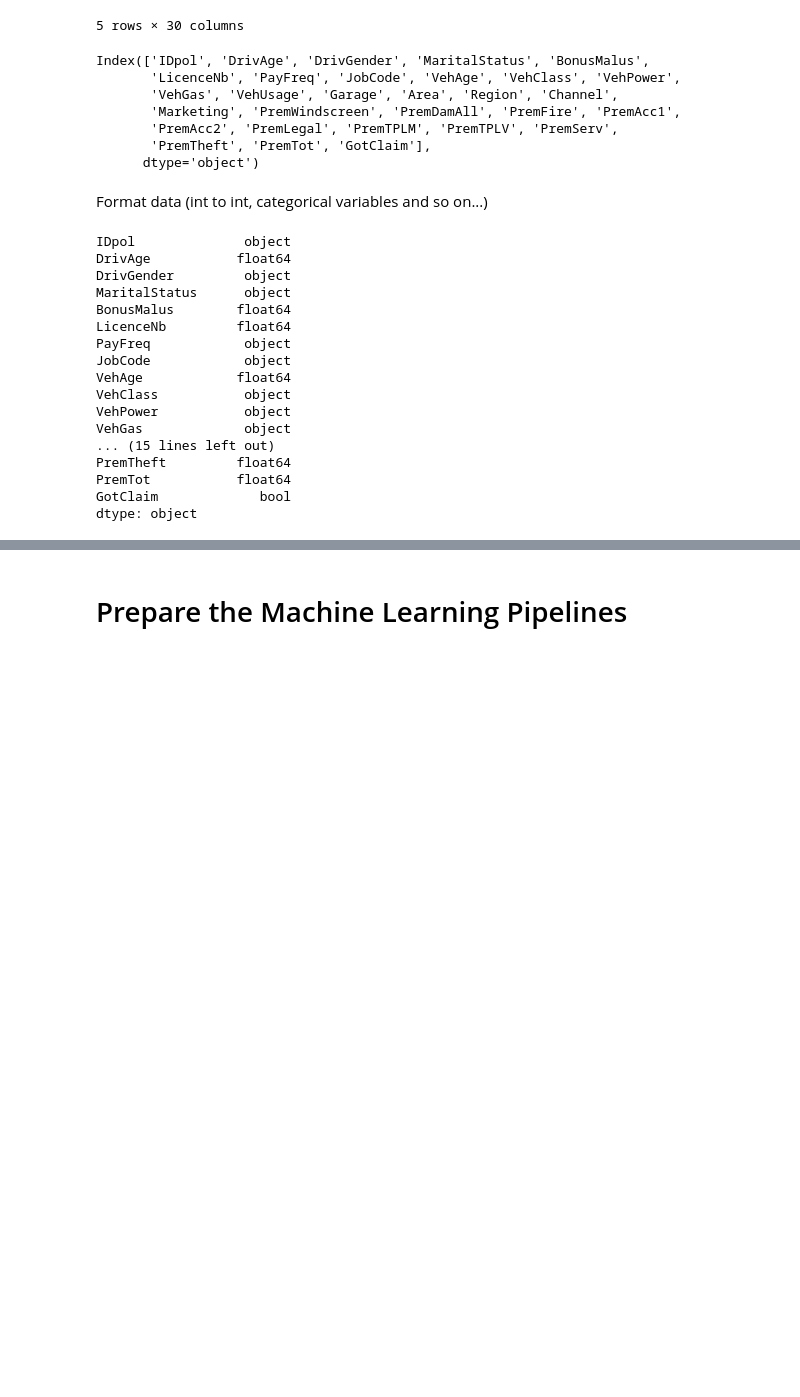
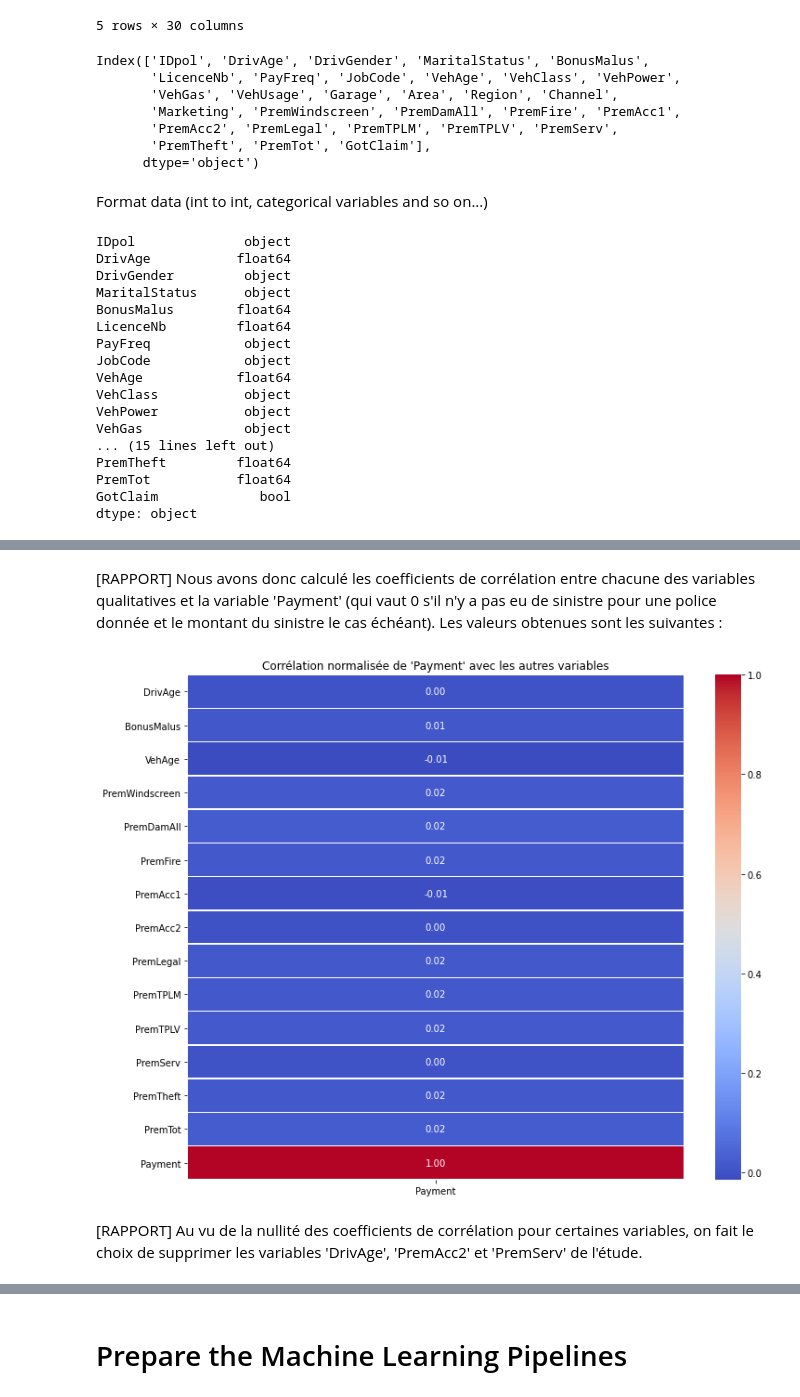
Before and after one commit to Maelned/InsuranceProject, a Jupyter notebook: Machine learning.ipynb, the cells around one changed output, grey strips where cells are left out. Cells and saved outputs as stored; diff of their text form; code cells hidden in the pictures; blank space fills up the shorter version.

```diff
--- a/Machine learning.ipynb
+++ b/Machine learning.ipynb
@@ -228,0 +224,7 @@ X = train.drop(columns=['GotClaim'])
+# %%
+df_bis=pd.read_csv('./data/all_data.csv', index_col=[0])
+df_bis.drop(columns = ['OccurDate', 'IDclaim', 'Guarantee', 'Damage', 'Fire', 'Other', 'Theft', 'TPL', 'Windscreen'], inplace=True)
+df_bis['Payment'] = df_bis['Payment'].fillna(0)
+df_bis['LicenceNb'] = df_bis['LicenceNb'].astype('object')
+
+print(df_bis.dtypes)
@@ -228,0 +249,27 @@ X = train.drop(columns=['GotClaim'])
+# %% [markdown]
+[RAPPORT] Nous avons donc calculé les coefficients de corrélation entre chacune des variables qualitatives et la variable 'Payment' (qui vaut 0 s'il n'y a pas eu de sinistre pour une police donnée et le montant du sinistre le cas échéant). Les valeurs obtenues sont les suivantes :
+# %%
+from sklearn.preprocessing import StandardScaler
+
+# Sélectionner uniquement les colonnes numériques pour la normalisation
+numerical_columns = df_bis.select_dtypes(include=['float64', 'int64']).columns
+
+
+# Créer un objet StandardScaler
+scaler = StandardScaler()
+
+# Normaliser les variables numériques
+df_bis[numerical_columns] = scaler.fit_transform(df_bis[numerical_columns])
+
+# Calculer la nouvelle matrice de corrélation
+normalized_correlation_matrix = df_bis.corr()
+
+# Créer une heatmap pour la nouvelle matrice de corrélation
+plt.figure(figsize=(12, 10))
+sns.heatmap(normalized_correlation_matrix['Payment'].to_frame(), annot=True, cmap='coolwarm', fmt=".2f", linewidths=.5)
+plt.title("Corrélation normalisée de 'Payment' avec les autres variables")
+plt.show()
+# %% [output]
+[figure, added]
+# %% [markdown]
+[RAPPORT] Au vu de la nullité des coefficients de corrélation pour certaines variables, on fait le choix de supprimer les variables 'DrivAge', 'PremAcc2' et 'PremServ' de l'étude.
```
Also changed, not shown: parts of 27 cells of this notebook.
